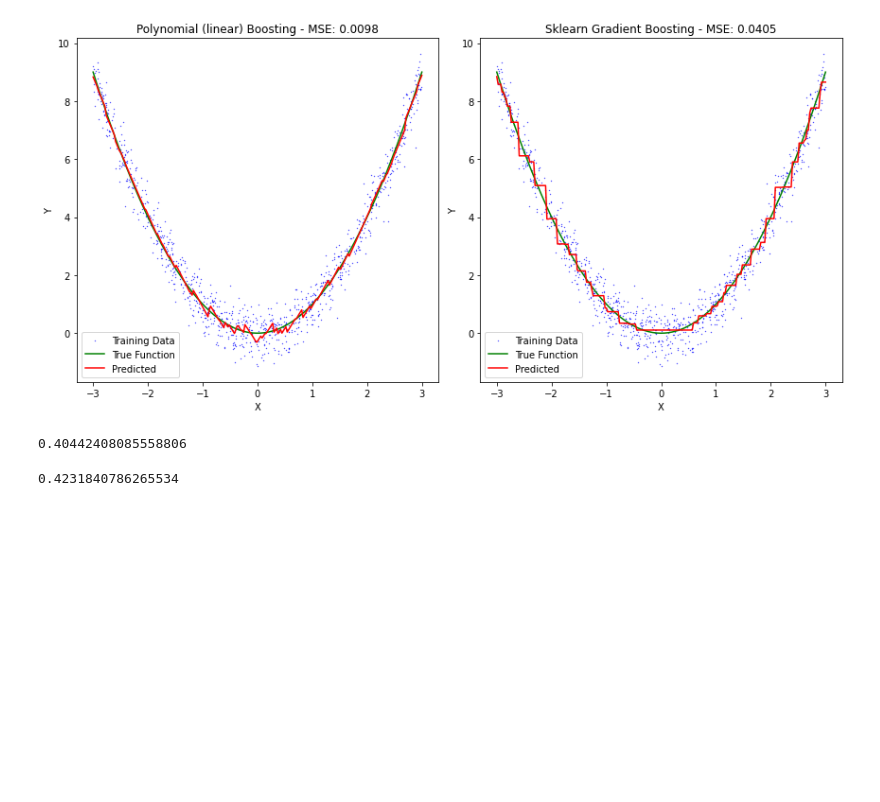
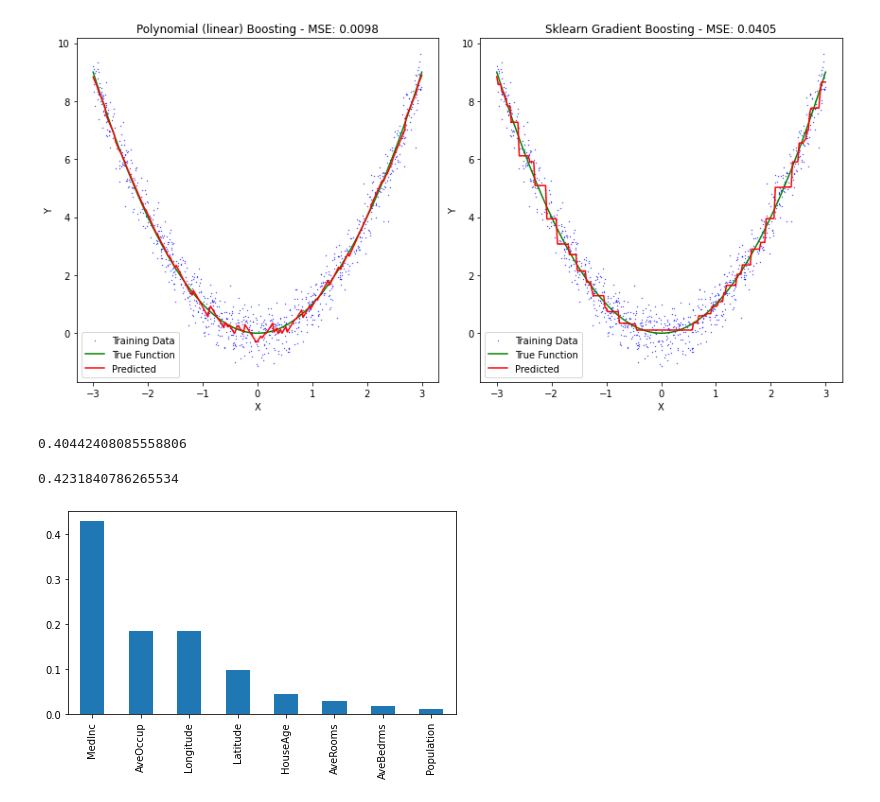
Before and after one commit to SaremS/polynomial_boosting, a Jupyter notebook: ExampleNotebook.ipynb, the cells around one changed output. Saved outputs shown, nothing was run; the diff lists cells and outputs as text; code cells hidden in the pictures; blank space fills up the shorter version.

Commit message:
add feature importance

```diff
--- a/ExampleNotebook.ipynb
+++ b/ExampleNotebook.ipynb
@@ -107,3 +110,11 @@ np.mean((d_preds-y_test)**2)
 np.mean((d_preds2-y_test)**2)
 # %% [output]
 0.4231840786265534
+# %%
+feature_names = fetch_california_housing()["feature_names"]
+importances = pd.Series(d_model.get_feature_importances(), index = feature_names)
+
+importances.sort_values(ascending=False).plot(kind="bar")
+plt.tight_layout()
+# %% [output]
+[figure, added]
```
Also changed, not shown: parts of 2 cells of this notebook, 13 other files.
